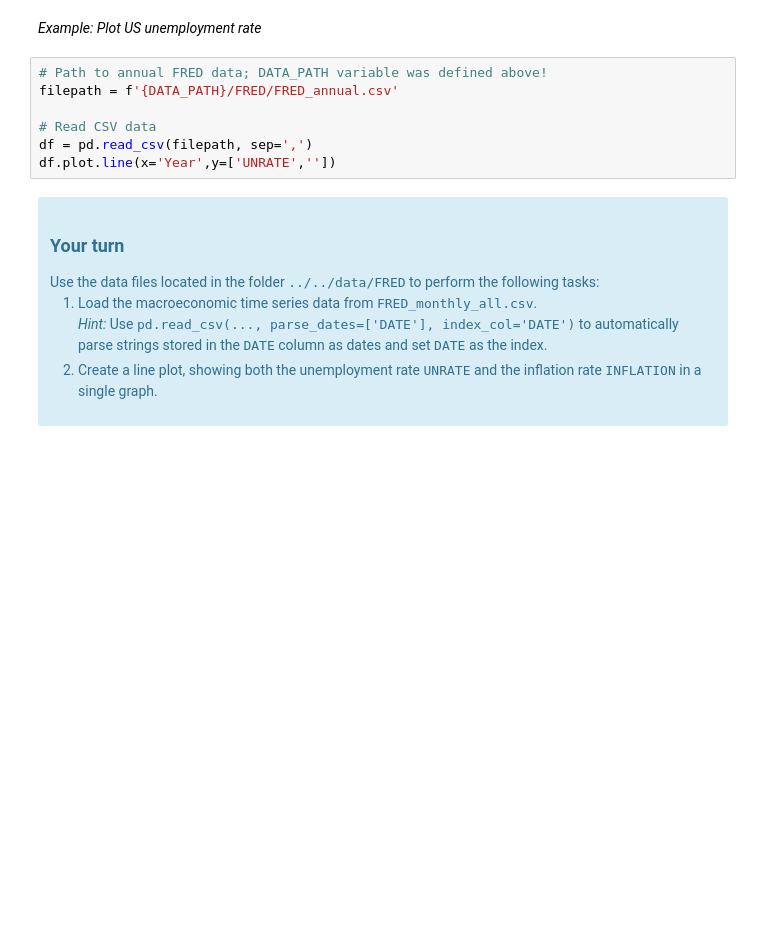
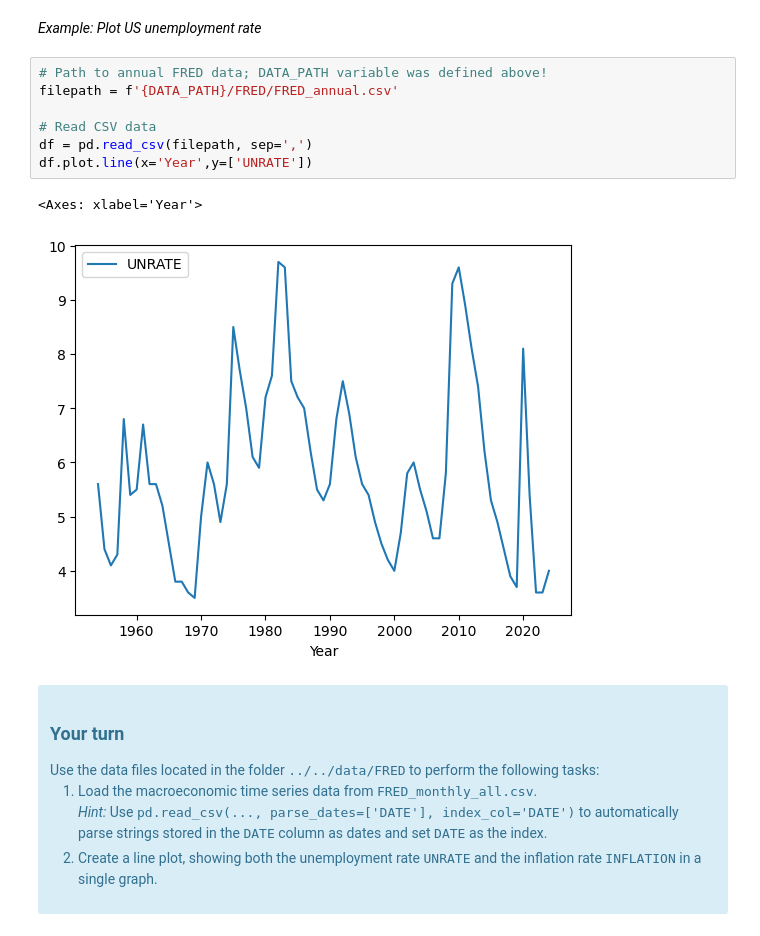
Before and after one commit to Vanya-n/TECH2-H25, a Jupyter notebook: lectures/lecture3/lecture3-template VN.ipynb, the cells around one changed output. Saved outputs shown, nothing was run; the diff lists cells and outputs as text; blank space fills up the shorter version.

```diff
--- a/lectures/lecture3/lecture3-template VN.ipynb
+++ b/lectures/lecture3/lecture3-template VN.ipynb
@@ -508,10 +532,13 @@ df.iloc[:15].plot.bar(x='Municipality',color='red')
 # %%
 # Path to annual FRED data; DATA_PATH variable was defined above!
 filepath = f'{DATA_PATH}/FRED/FRED_annual.csv'
 
 # Read CSV data
 df = pd.read_csv(filepath, sep=',')
-df.plot.line(x='Year',y=['UNRATE',''])
+df.plot.line(x='Year',y=['UNRATE'])
+# %% [output]
+<Axes: xlabel='Year'>
+[figure, added]
 # %% [markdown]
 <div class="alert alert-info">
 <h3> Your turn</h3>
```
Also changed, not shown: parts of 7 cells of this notebook.
